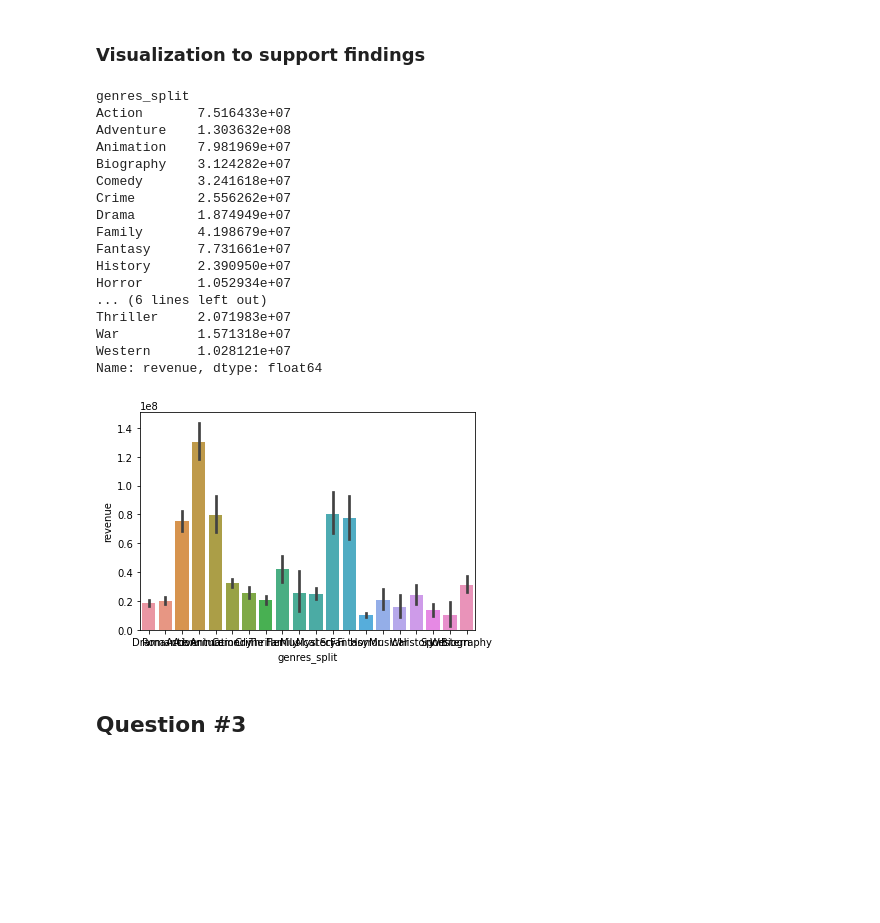
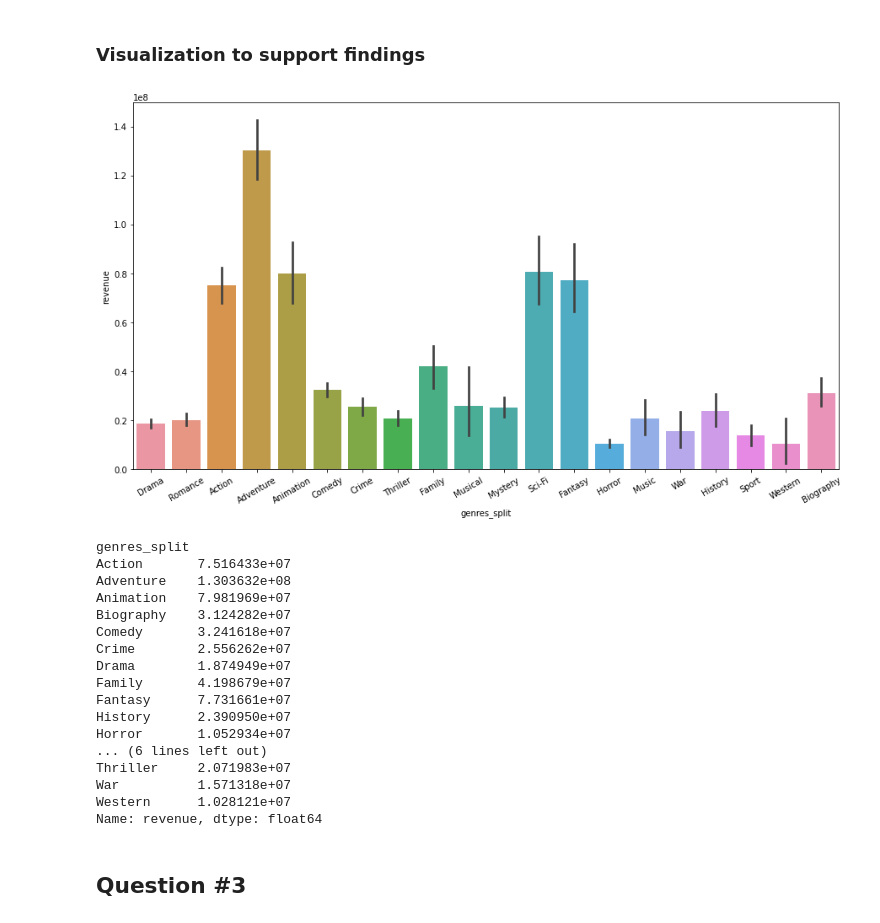
Before and after one commit to laffertybrian/Extract-Transform-and-Load, a Jupyter notebook: Project 3 Hypothesis Testing.ipynb, the cells around one changed output. Saved outputs shown, nothing was run; the diff lists cells and outputs as text; code cells hidden in the pictures; blank space fills up the shorter version.

Commit message:
complete
Added final visualization and updated comments.

```diff
--- a/Project 3 Hypothesis Testing.ipynb
+++ b/Project 3 Hypothesis Testing.ipynb
@@ -465,30 +467,34 @@ With a p-value below 0.05 I reject my Null Hypothesis that there is no differenc
 Adventure, Action, Animation, Fantasy and Sci-Fi have the highest earnings.
 # %% [markdown]
 ### Visualization to support findings
-# %%
-# visualizing the data
-sns.barplot(data = exploded_genres, x = 'genres_split', y = 'revenue');
-# grouping rating my mean revenue
-exploded_genres.groupby('genres_split')['revenue'].mean()
-# %% [output]
-genres_split
-Action       7.516433e+07
-Adventure    1.303632e+08
-Animation    7.981969e+07
-Biography    3.124282e+07
-Comedy       3.241618e+07
-Crime        2.556262e+07
-Drama        1.874949e+07
-Family       4.198679e+07
-Fantasy      7.731661e+07
-History      2.390950e+07
-Horror       1.052934e+07
-... (6 lines left out)
-Thriller     2.071983e+07
-War          1.571318e+07
-Western      1.028121e+07
-Name: revenue, dtype: float64
-[figure, removed]
+# %%
+# visualizing the data
+plt.figure(figsize = (15,8))
+ax = sns.barplot(data = exploded_genres, x = 'genres_split', y = 'revenue')
+ax.set_xticklabels(ax.get_xticklabels(),rotation = 30);
+# %% [output]
+[figure, added]
+# %%
+# grouping rating my mean revenue
+exploded_genres.groupby('genres_split')['revenue'].mean()
+# %% [output]
+genres_split
+Action       7.516433e+07
+Adventure    1.303632e+08
+Animation    7.981969e+07
+Biography    3.124282e+07
+Comedy       3.241618e+07
+Crime        2.556262e+07
+Drama        1.874949e+07
+Family       4.198679e+07
+Fantasy      7.731661e+07
+History      2.390950e+07
+Horror       1.052934e+07
+... (6 lines left out)
+Thriller     2.071983e+07
+War          1.571318e+07
+Western      1.028121e+07
+Name: revenue, dtype: float64
 # %% [markdown]
 ## Question #3
 # %% [markdown]
```
Also changed, not shown: parts of 15 cells of this notebook.
